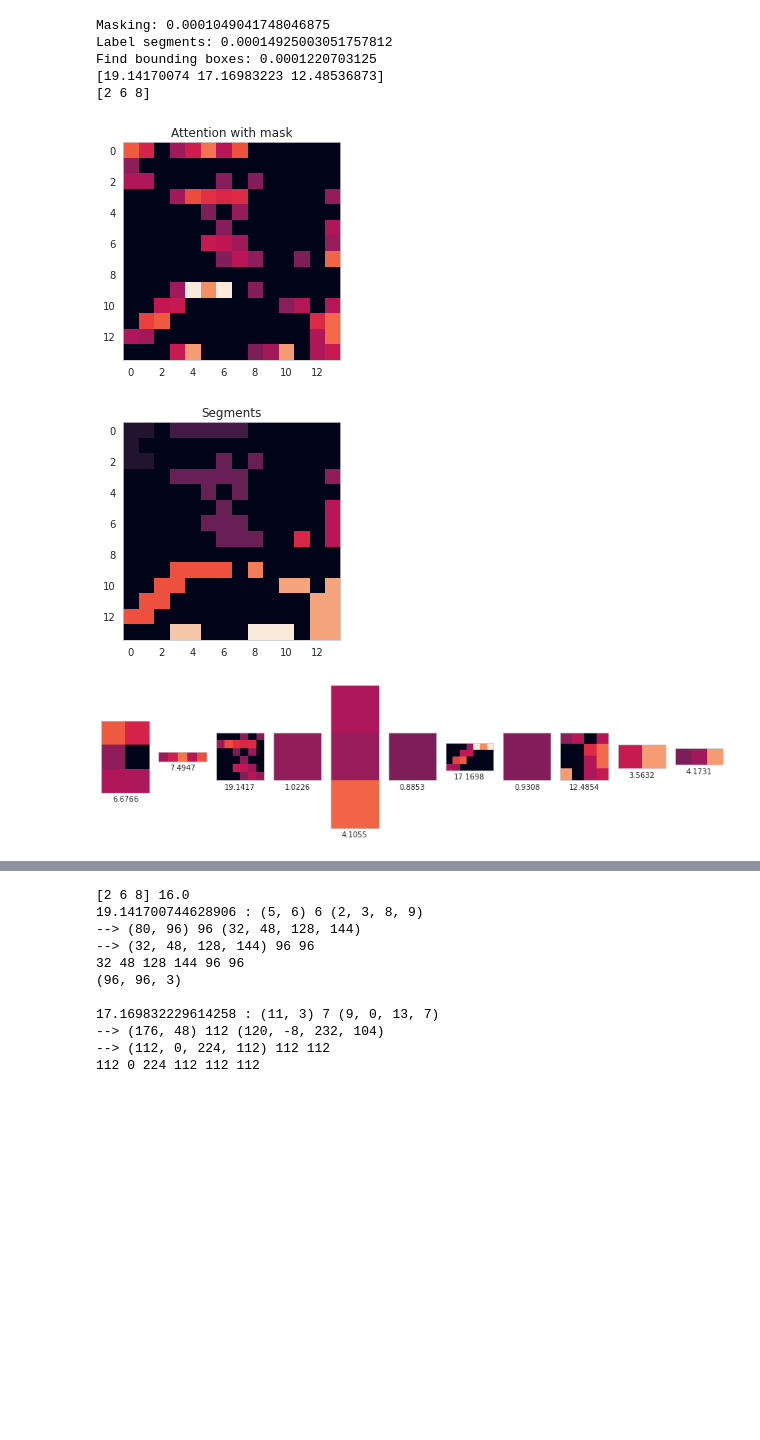
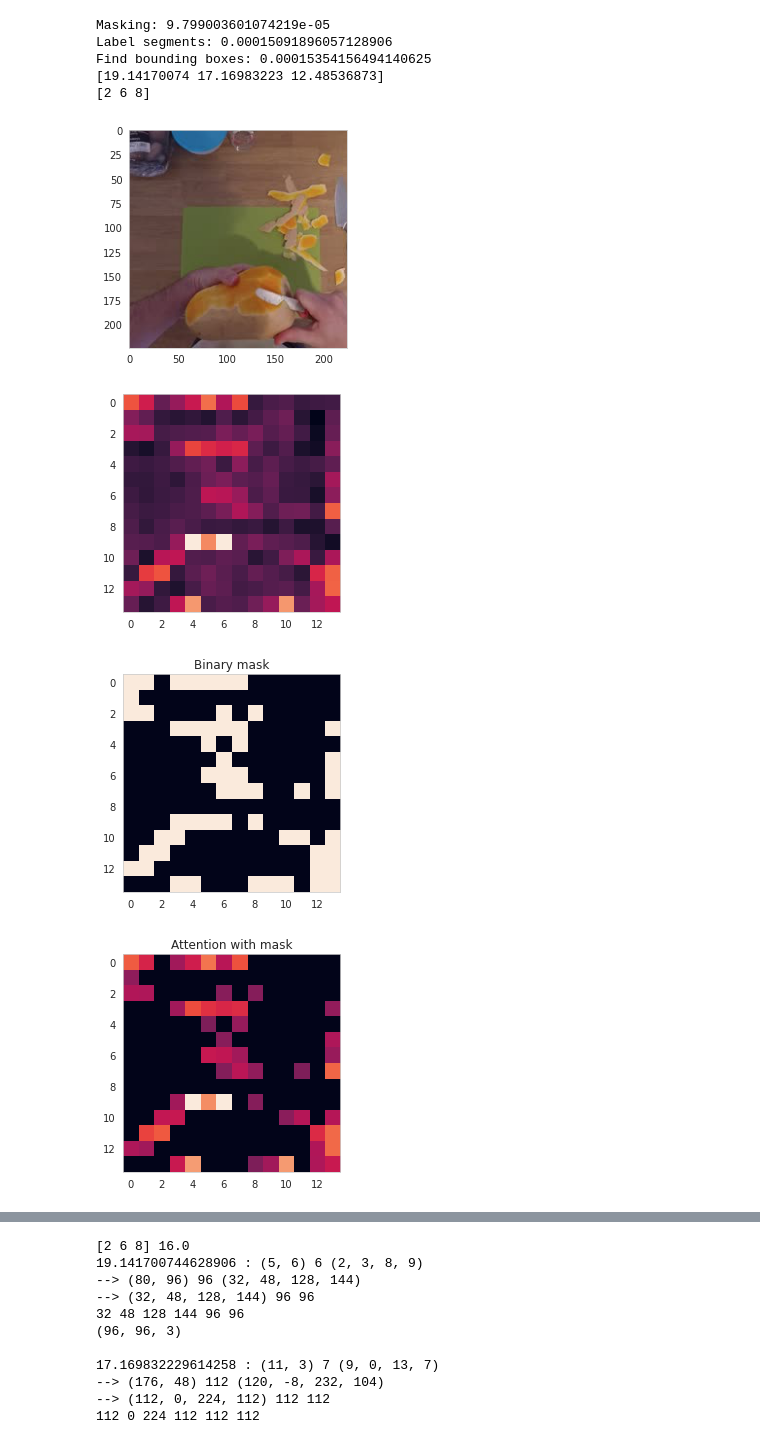
Before and after one commit to knmac/sparse_sensing_actreg, a Jupyter notebook: experiments/spatial_sampler.ipynb, the cells around one changed output, grey strips where cells are left out. Drawn from its saved outputs; the diff is of its cells as text; code cells hidden in the pictures; blank space fills up the shorter version.

Commit message:
more images

```diff
--- a/experiments/spatial_sampler.ipynb
+++ b/experiments/spatial_sampler.ipynb
@@ -152,6 +152,12 @@ rgb = deprocess_rgb(sample['RGB'], model.num_segments)
 # %%
 attn_ = attn[0].mean(dim=0).cpu().detach().numpy()
 top_k = 3
+
+# Show inputs
+plt.figure()
+plt.imshow(cv2.cvtColor(rgb[0], cv2.COLOR_BGR2RGB))
+plt.figure()
+plt.imshow(attn_)
 
 # Mask the attention by thresholding
 thres = 1.0*attn_.mean() + 0.1*attn_.std()
@@ -161,6 +167,10 @@ mask = np.where(attn_>thres, 1.0, 0.0)
 print('Masking:', time()-st)
 
 # Show the attention map with masking
+plt.figure()
+plt.imshow(mask)
+plt.title('Binary mask')
+
 plt.figure()
 plt.imshow(mask*attn_)
 plt.title('Attention with mask')
@@ -169,36 +179,37 @@ plt.title('Attention with mask')
 st = time()
 segments, n_seg = measure.label(mask, return_num=True)
 print('Label segments:', time()-st)
 plt.figure()
 plt.imshow(segments)
 plt.title('Segments')
 
 # Find bounding boxes
 st = time()
 props = measure.regionprops(segments)
 print('Find bounding boxes:', time()-st)
 
 # Find the top segments
 scores = np.zeros(n_seg)
 vmin, vmax = 0, attn_.max()
 fig, axes = plt.subplots(1, len(props), figsize=(15, 5))
 for i, prop in enumerate(props):
     scores[i] = attn_[prop.coords[:, 0], prop.coords[:, 1]].sum()
     axes[i].imshow((mask*attn_)[prop.bbox[0]:prop.bbox[2], prop.bbox[1]:prop.bbox[3]],
                    vmin=vmin, vmax=vmax)
     axes[i].set_xlabel('{:.04f}'.format(scores[i]))
     axes[i].get_xaxis().set_ticks([])
     axes[i].get_yaxis().set_ticks([])
 
 top_segids = scores.argsort()[::-1][:top_k]
 print(scores[top_segids])
 print(top_segids)
 # %% [output]
-Masking: 0.0001049041748046875
-Label segments: 0.00014925003051757812
-Find bounding boxes: 0.0001220703125
+Masking: 9.799003601074219e-05
+Label segments: 0.00015091896057128906
+Find bounding boxes: 0.00015354156494140625
 [19.14170074 17.16983223 12.48536873]
 [2 6 8]
-[figure, old version]
+[figure, new version]
-[figure, old version]
+[figure, new version]
-[figure, old version]
+[figure, new version]
+[figure, added]
```
Also changed, not shown: parts of 1 cell of this notebook.
